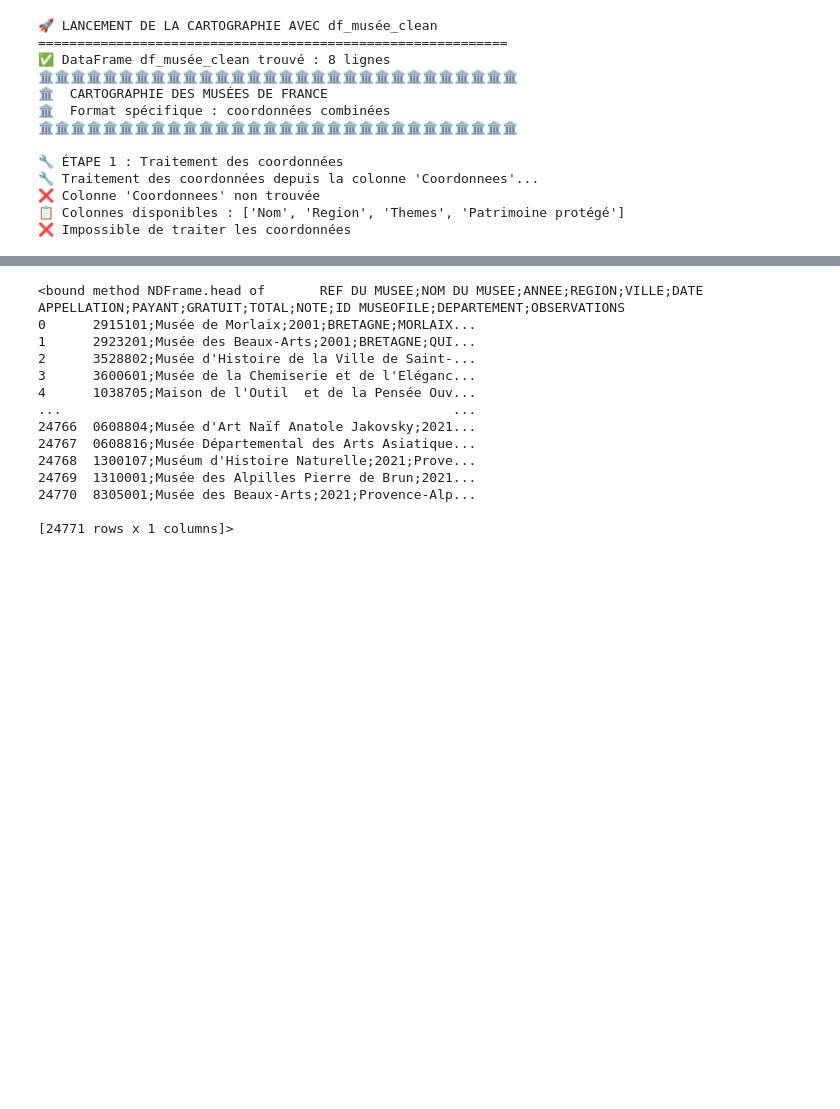
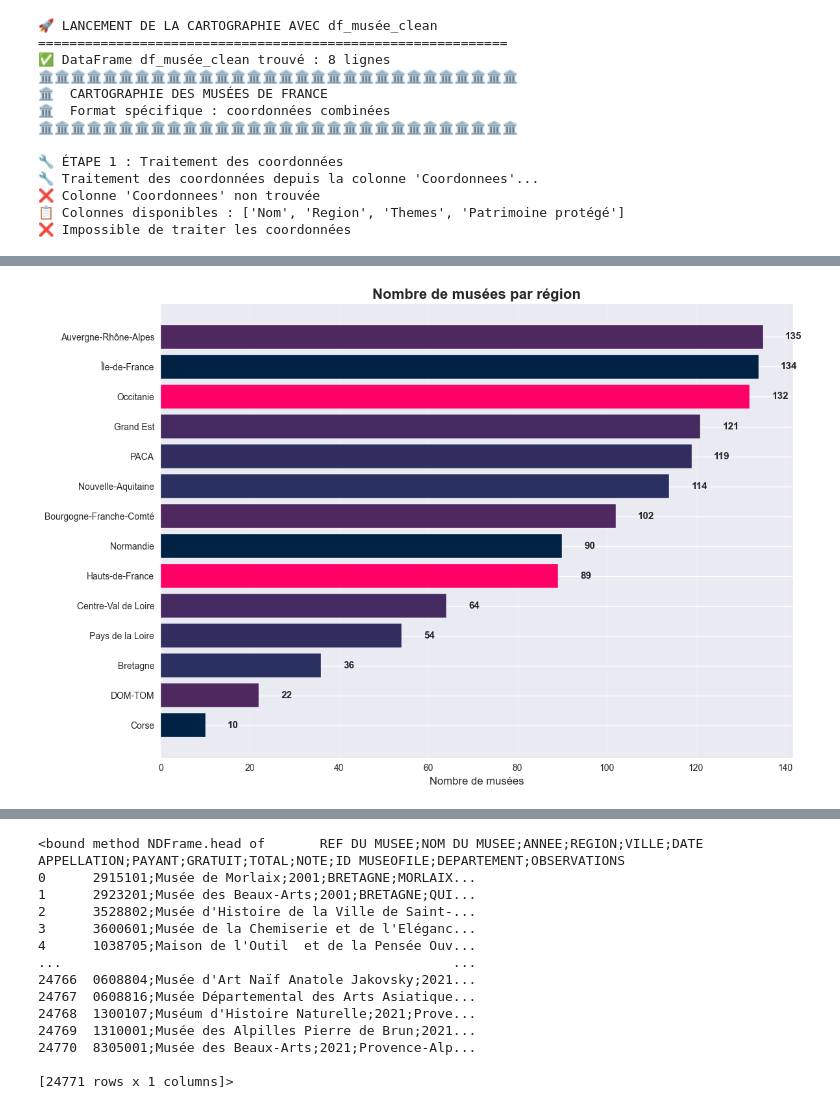
Before and after one commit to SandraRiner/offre_culturelle, a Jupyter notebook: notebook/dataexploration.ipynb, the cells around one changed output, grey strips where cells are left out. Cells and saved outputs as stored; diff of their text form; code cells hidden in the pictures; blank space fills up the shorter version.

```diff
--- a/notebook/dataexploration.ipynb
+++ b/notebook/dataexploration.ipynb
@@ -658,17 +322,3 @@ ax_map.axis('off')
-# %%
-# Labels sur la carte
-for idx, row in gdf_merged.iterrows():
-    if row['visiteurs'] > 0:
-        x, y = row['geometry'].centroid.x, row['geometry'].centroid.y
-        ax_map.text(
-            x, y,
-            f"{row['nom']}\n{row['visiteurs'] / 1_000_000:.2f} M",
-            ha='center',
-            fontsize=8,
-            fontweight='bold',
-            color='darkblue',
-            path_effects=[path_effects.withStroke(linewidth=1, foreground="white")]
-        )
 # %%
 
 
@@ -2493,0 +676,78 @@ Volatilité de la fréquentation: 12.8%
+# %%
+import pandas as pd
+import matplotlib.pyplot as plt
+import warnings
+warnings.filterwarnings('ignore')
+
+# Palette de couleurs
+colors = ["#002244", "#4F2860", "#2A3060", "#312E60", "#442A60", "#FF0066"]
+
+# Charger les données
+df = pd.read_csv("data/museecleaned.csv")
+
+# Nettoyer les régions - méthode simple
+df['Region'] = df['Region'].str.strip()
+
+# Remplacements directs pour toutes les variations
+df.loc[df['Region'].str.contains('Provence-Alpes-Côte', na=False), 'Region'] = 'PACA'
+df.loc[df['Region'].str.contains('Aquitaine', na=False), 'Region'] = 'Nouvelle-Aquitaine'
+df.loc[df['Region'].str.contains('Rhône-Alpes', na=False), 'Region'] = 'Auvergne-Rhône-Alpes'
+df.loc[df['Region'].str.contains('Auvergne', na=False), 'Region'] = 'Auvergne-Rhône-Alpes'
+df.loc[df['Region'].str.contains('Languedoc', na=False), 'Region'] = 'Occitanie'
+df.loc[df['Region'].str.contains('Midi-Pyrénées', na=False), 'Region'] = 'Occitanie'
+df.loc[df['Region'].str.contains('Nord-Pas', na=False), 'Region'] = 'Hauts-de-France'
+df.loc[df['Region'].str.contains('Picardie', na=False), 'Region'] = 'Hauts-de-France'
+df.loc[df['Region'].str.contains('Alsace', na=False), 'Region'] = 'Grand Est'
+df.loc[df['Region'].str.contains('Lorraine', na=False), 'Region'] = 'Grand Est'
+df.loc[df['Region'].str.contains('Champagne', na=False), 'Region'] = 'Grand Est'
+df.loc[df['Region'].str.contains('Bourgogne', na=False), 'Region'] = 'Bourgogne-Franche-Comté'
+df.loc[df['Region'].str.contains('Franche-Comté', na=False), 'Region'] = 'Bourgogne-Franche-Comté'
+df.loc[df['Region'].str.contains('Normandie', na=False), 'Region'] = 'Normandie'
+df.loc[df['Region'].str.contains('Limousin', na=False), 'Region'] = 'Nouvelle-Aquitaine'
+df.loc[df['Region'].str.contains('Poitou', na=False), 'Region'] = 'Nouvelle-Aquitaine'
+
+# Corrections simples
+df.loc[df['Region'] == 'Pays-de-la-Loire', 'Region'] = 'Pays de la Loire'
+df.loc[df['Region'] == 'Ile-de-France', 'Region'] = 'Île-de-France'
+df.loc[df['Region'] == 'Centre', 'Region'] = 'Centre-Val de Loire'
+
+# Regrouper DOM-TOM
+dom_tom = ['COM', 'DROM', 'Guadeloupe', 'Martinique', 'Guyane', 'La Réunion', 'Mayotte']
+df.loc[df['Region'].isin(dom_tom), 'Region'] = 'DOM-TOM'
+
+# Compter par région
+stats = df['Region'].value_counts().reset_index()
+stats.columns = ['Région', 'Nombre_musées']
+stats = stats.sort_values('Nombre_musées', ascending=True)
+
+# Créer le graphique
+plt.figure(figsize=(12, 8))
+bar_colors = (colors * 10)[:len(stats)]
+bars = plt.barh(stats['Région'], stats['Nombre_musées'], color=bar_colors)
+
+# Ajouter les valeurs
+for bar, value in zip(bars, stats['Nombre_musées']):
+    plt.text(value + 5, bar.get_y() + bar.get_height()/2,
+             str(value), va='center', fontweight='bold')
+
+plt.title('Nombre de musées par région', fontsize=16, fontweight='bold')
+plt.xlabel('Nombre de musées', fontsize=12)
+plt.grid(axis='x', alpha=0.3)
+plt.tight_layout()
+plt.show()
+
+# Afficher les stats
+print("📊 RÉPARTITION DES MUSÉES (doit être 14 max):")
+print("-" * 40)
+print(f"🔢 Nombre de régions: {len(stats)}")
+print()
+for _, row in stats.iterrows():
+    pct = (row['Nombre_musées'] / len(df)) * 100
+    print(f"• {row['Région']}: {row['Nombre_musées']} ({pct:.1f}%)")
+
+# Vérification
+if len(stats) > 14:
+    print(f"\n⚠️  ATTENTION: {len(stats)} régions détectées (au lieu de 14 max)")
+    print("Régions restantes à nettoyer:", stats['Région'].tolist())
+# %% [output]
+[figure, added]
```
Also changed, not shown: parts of 21 cells of this notebook.
